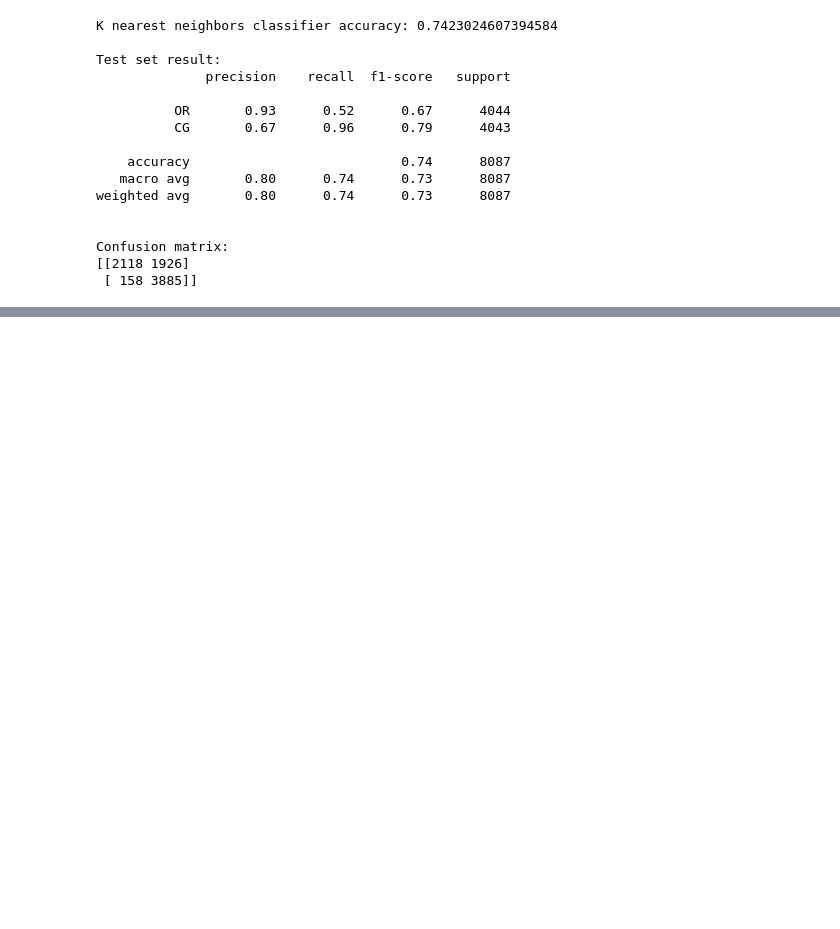
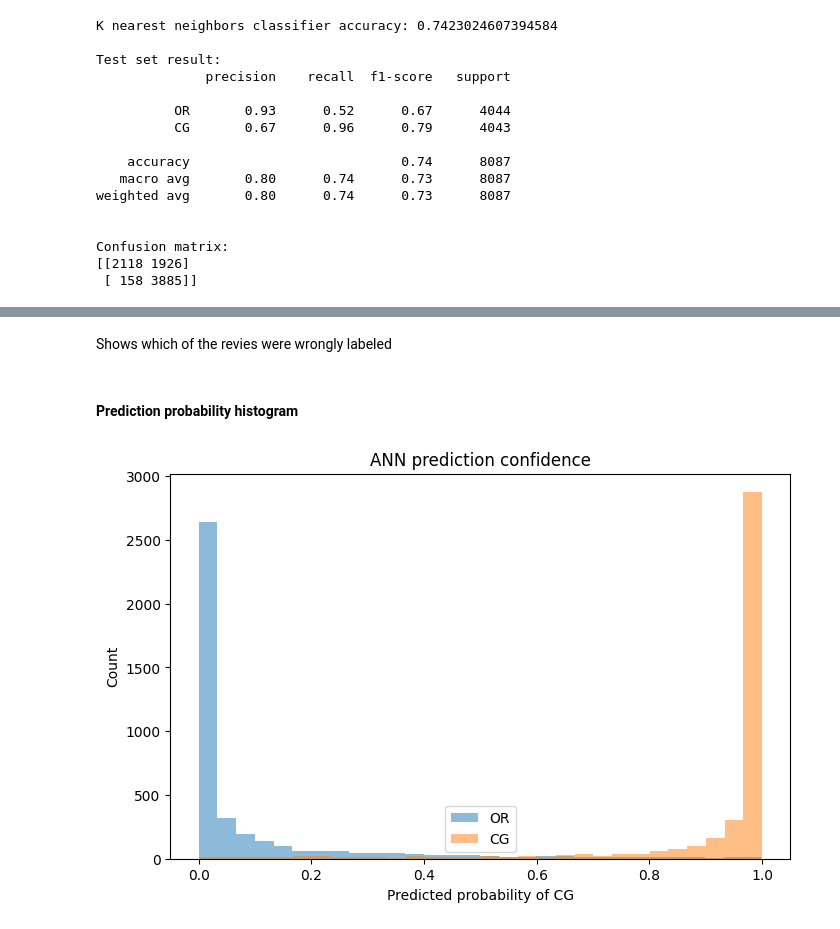
Before and after one commit to anamilenkoska/Fake-Reviews-Prediction, a Jupyter notebook: Fake-reviews-prediction.ipynb, the cells around one changed output, grey strips where cells are left out. Cells and saved outputs as stored; diff of their text form; code cells hidden in the pictures; blank space fills up the shorter version.

```diff
--- a/Fake-reviews-prediction.ipynb
+++ b/Fake-reviews-prediction.ipynb
@@ -450,0 +523,17 @@ Confusion matrix:
+# %% [markdown]
+Shows which of the revies were wrongly labeled
+# %% [markdown]
+#### Prediction probability histogram
+# %%
+y_prob=ann_model.predict_proba(X_test_tfidf)[:,1]   #probability of class 1-CG
+
+plt.figure(figsize=(8,5))
+plt.hist(y_prob[y_test==0],bins=30,alpha=0.5,label='OR')
+plt.hist(y_prob[y_test==1],bins=30,alpha=0.5,label='CG')
+plt.xlabel("Predicted probability of CG")
+plt.ylabel("Count")
+plt.title("ANN prediction confidence")
+plt.legend()
+plt.show()
+# %% [output]
+[figure, added]
```
Also changed, not shown: parts of 21 cells of this notebook.
